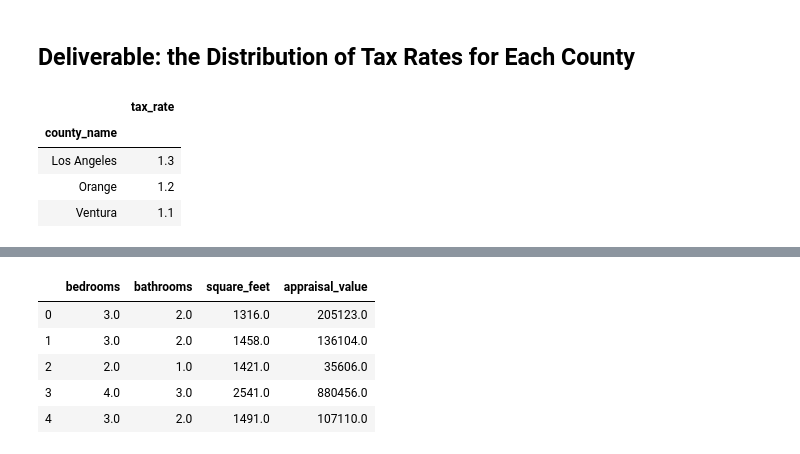
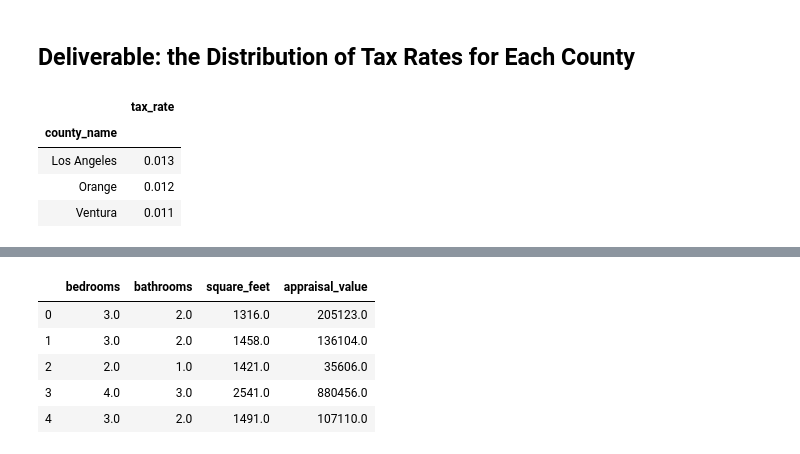
Before and after one commit to QuantumKane/zillow_regression_project, a Jupyter notebook: zillow_explore.ipynb, the cells around one changed output, grey strips where cells are left out. Drawn from its saved outputs; the diff is of its cells as text; code cells hidden in the pictures.

```diff
--- a/zillow_explore.ipynb
+++ b/zillow_explore.ipynb
@@ -170,15 +170,15 @@ df
 # %%
 # Showing the median tax rate per county
 
-county_median_tax_rate = pd.DataFrame(round(df.groupby('county_name').tax_rate.median(), 3) * 100)
+county_median_tax_rate = pd.DataFrame(round(df.groupby('county_name').tax_rate.median(), 3))
 county_median_tax_rate.columns = ['tax_rate']
 county_median_tax_rate
 # %% [output]
 |  | tax_rate |
 | county_name |  |
-| Los Angeles | 1.3 |
-| Orange | 1.2 |
-| Ventura | 1.1 |
+| Los Angeles | 0.013 |
+| Orange | 0.012 |
+| Ventura | 0.011 |
 # %%
 # Visualize the tax distribution by county
 
```
Also changed, not shown: parts of 5 cells of this notebook.
